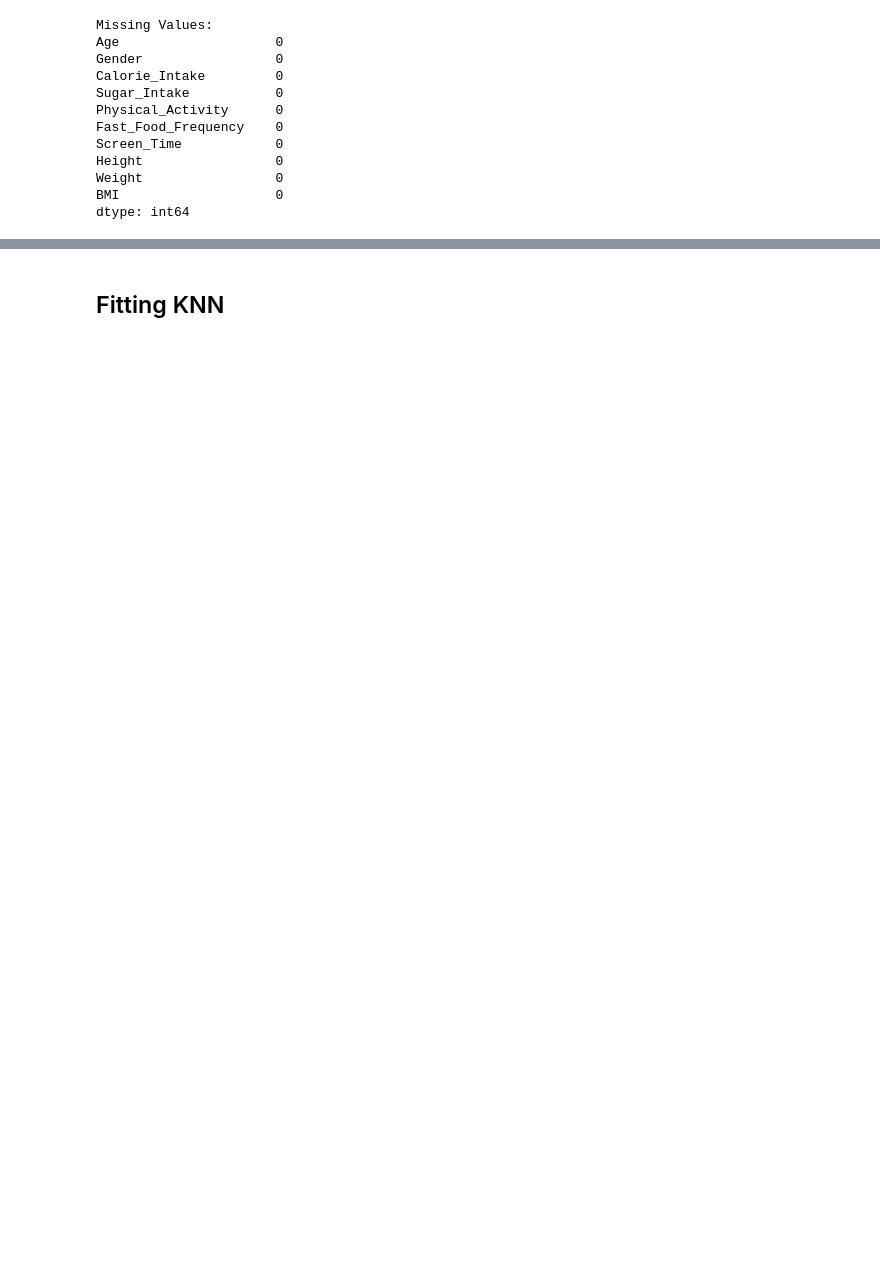
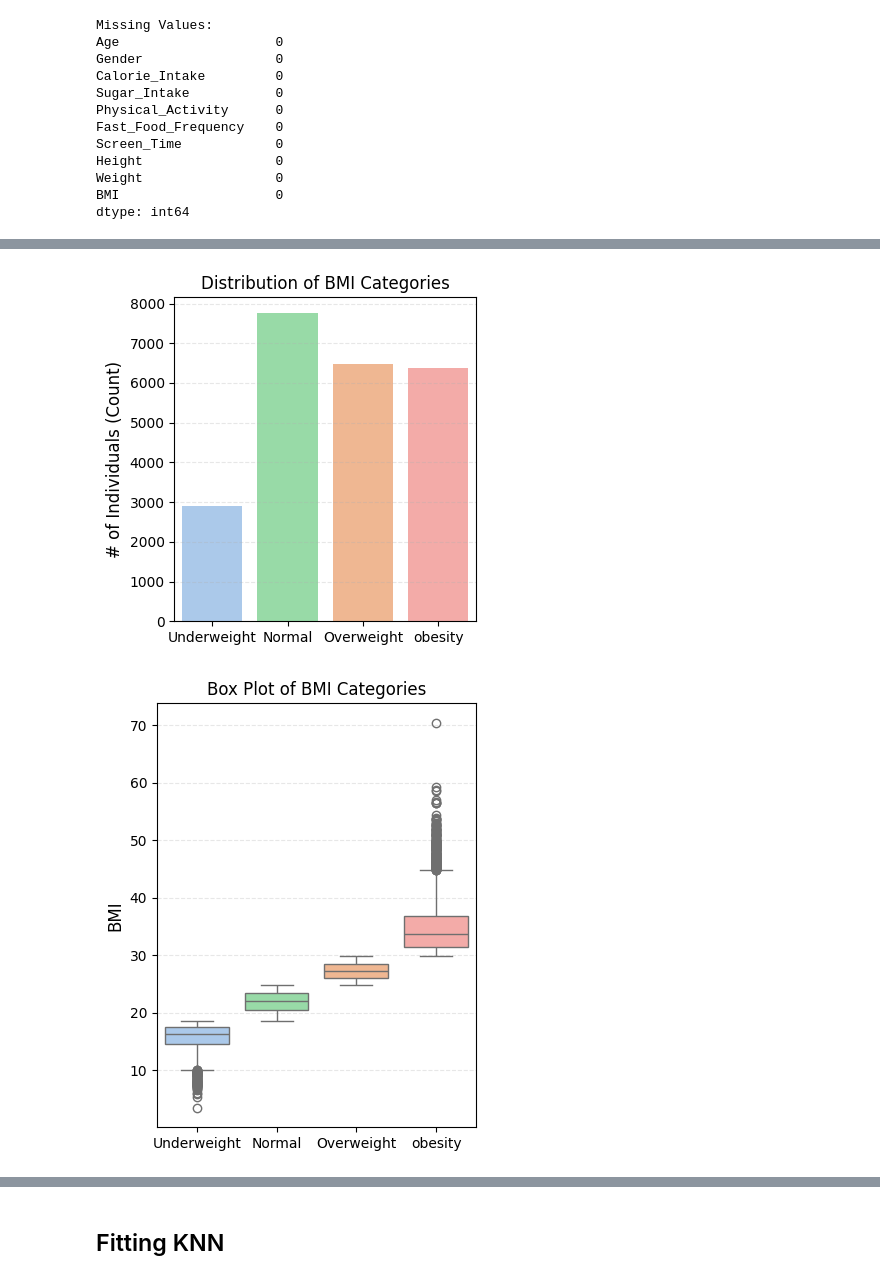
Before and after one commit to syedokun/HAD7001, a Jupyter notebook: Datathon_1/Datathon_1.ipynb, the cells around one changed output, grey strips where cells are left out. Saved outputs shown, nothing was run; the diff lists cells and outputs as text; code cells hidden in the pictures; blank space fills up the shorter version.

```diff
--- a/Datathon_1/Datathon_1.ipynb
+++ b/Datathon_1/Datathon_1.ipynb
@@ -73,14 +100,61 @@ dtype: int64
 # %%
-# 1. Underweight where BMI < 18.5
-# 2. Normal where 18.5 <= BMI <= 25
-# 3. Overweight where BMI > 25
-
 def categorize_bmi(bmi):
     if bmi < 18.5:
         return 'Underweight'
-    elif 18.5 <= bmi <= 25:
+    elif 18.5 <= bmi <= 24.9:
         return 'Normal'
+    elif 24.9 <= bmi <= 29.9:
+        return 'Overweight'
     else:
-        return 'Overweight'
+        return 'obesity'
 
 source_df['BMI_Category'] = source_df['BMI'].apply(categorize_bmi)
+# %%
+import seaborn as sns
+import matplotlib.pyplot as plt
+
+c = sns.color_palette("pastel")
+bmi_cat_colour = {
+    'Underweight': c[0],
+    'Normal': c[2],
+    'Overweight': c[1],
+    'obesity': c[3],
+}
+category_order = list(bmi_cat_colour.keys())
+
+def plot_bmi_distribution(source_df, category_colors, category_order):
+    plt.figure(figsize=(4, 4))
+    value_counts = source_df['BMI_Category'].value_counts()
+    counts = [value_counts.get(cat, 0) for cat in category_order]
+    sns.barplot(x=category_order,y=counts, hue=category_order, palette=category_colors, dodge=False)
+    plt.title('Distribution of BMI Categories', fontsize=12)
+    plt.ylabel('# of Individuals (Count)', fontsize=12)
+    plt.grid(axis='y', linestyle='--', alpha=0.3)
+    plt.tight_layout()
+    plt.show()
+
+def plot_bmi_boxplot(source_df, category_colors, category_order):
+    plt.figure(figsize=(4,5))
+    sns.boxplot(x='BMI_Category', y='BMI',  data=source_df, hue='BMI_Category',  palette=category_colors, order=category_order, dodge=False)
+    plt.title('Box Plot of BMI Categories', fontsize=12)
+    plt.ylabel('BMI', fontsize=12)
+    plt.xlabel('')
+    plt.grid(axis='y', linestyle='--', alpha=0.3)
+    plt.tight_layout()
+    plt.show()
+
+def plot_age_bmi_boxplot(source_df, category_colors, category_order):
+    plt.figure(figsize=(4,5))
+    sns.boxplot(x='BMI_Category', y='Age',  data=source_df, hue='BMI_Category',  palette=category_colors, order=category_order, dodge=False)
+    plt.title('Box Plot of Age And BMI Categories', fontsize=12)
+    plt.ylabel('Age', fontsize=12)
+    plt.xlabel('')
+    plt.grid(axis='y', linestyle='--', alpha=0.3)
+    plt.tight_layout()
+    plt.show()
+plot_bmi_distribution(source_df, bmi_cat_colour, category_order)
+plot_bmi_boxplot(source_df, bmi_cat_colour, category_order)
+plot_age_bmi_boxplot(source_df, bmi_cat_colour, category_order)
+# %% [output]
+[figure, added]
+[figure, added]
```
Also changed, not shown: parts of 27 cells of this notebook.
